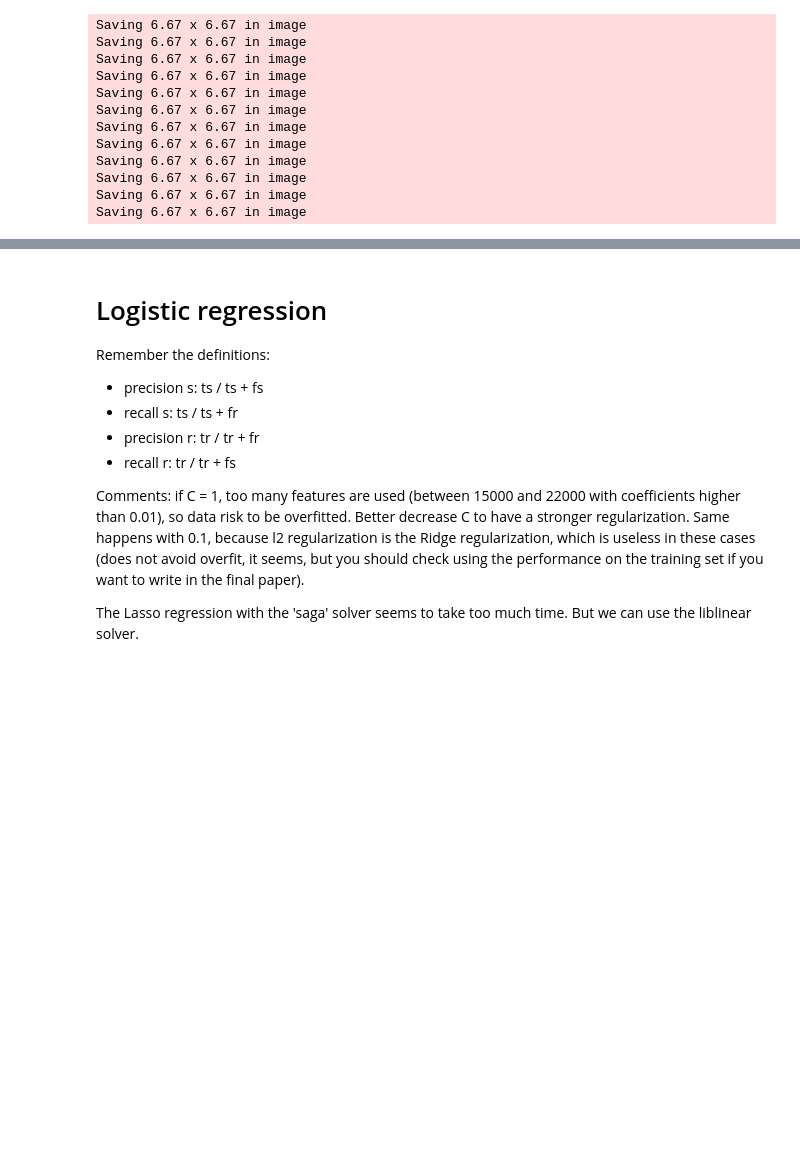
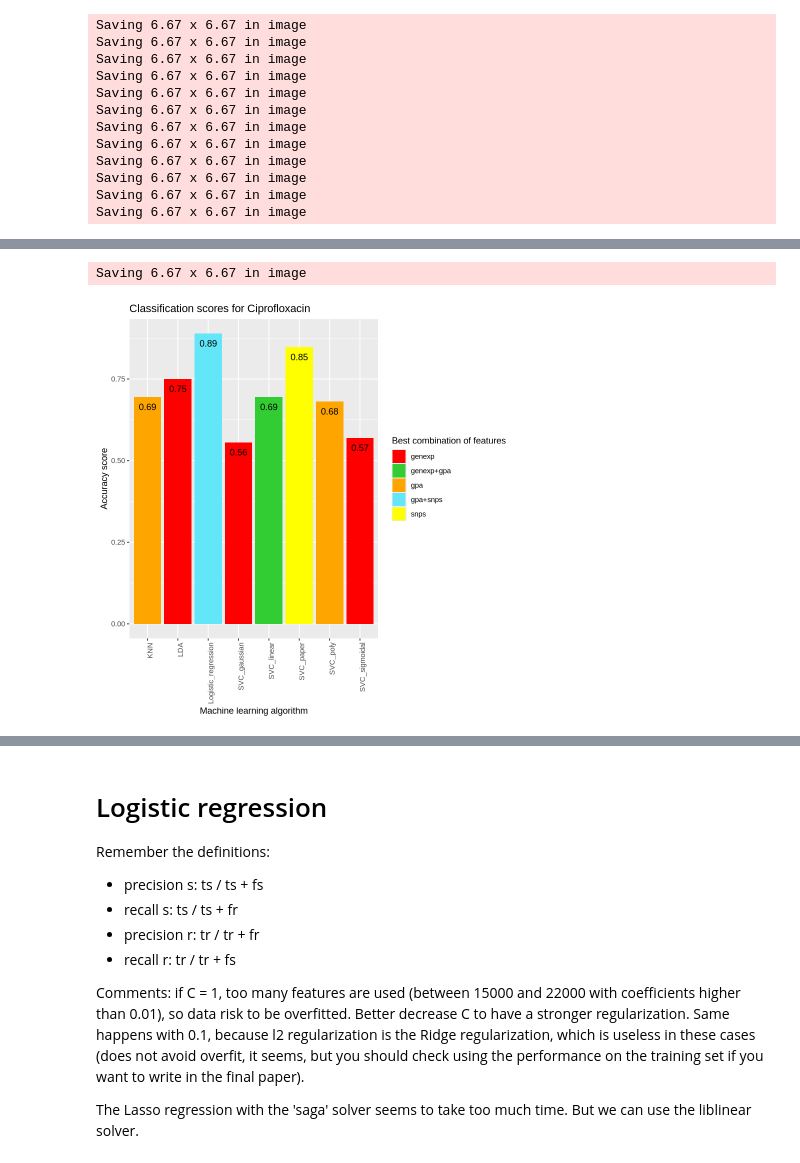
Before and after one commit to riccardo03-maker/Multiomic_integration_antimicrobial_resistance, a Jupyter notebook: r_trials.ipynb, the cells around one changed output, grey strips where cells are left out. Drawn from its saved outputs; the diff is of its cells as text; code cells hidden in the pictures; blank space fills up the shorter version.

```diff
--- a/r_trials.ipynb
+++ b/r_trials.ipynb
@@ -180,0 +294,15 @@ Saving 6.67 x 6.67 in image
+# %%
+cip_scores <- all_scores %>%
+   filter(drug == 'Cip')
+
+ggplot(data = cip_scores, aes(x = algorithm, y = accuracy, fill = features)) +
+    geom_bar(stat = "identity") +
+    scale_fill_manual(values = c("genexp" = "#ff0000", "gpa" = "#ffA500", "snps" = "#ffff00",
+                        "genexp+gpa" = "#32cd32", "genexp+snps" = "#0000ff", "gpa+snps"="#63e6f8", "genexp+gpa+snps" = "#ee82ee")) +
+    labs(title = "Classification scores for Ciprofloxacin", x = "Machine learning algorithm", y = "Accuracy score", fill = "Best combination of features") +
+    geom_text(aes(label = round(accuracy, digits = 2), vjust = 2)) +
+    theme(axis.text.x = element_text(angle = 90, hjust = 1))
+ggsave("plots/figure_4/cip_scores.png")
+# %% [output]
+Saving 6.67 x 6.67 in image
+[figure, added]
```
Also changed, not shown: parts of 7 cells of this notebook, 4 other files.
